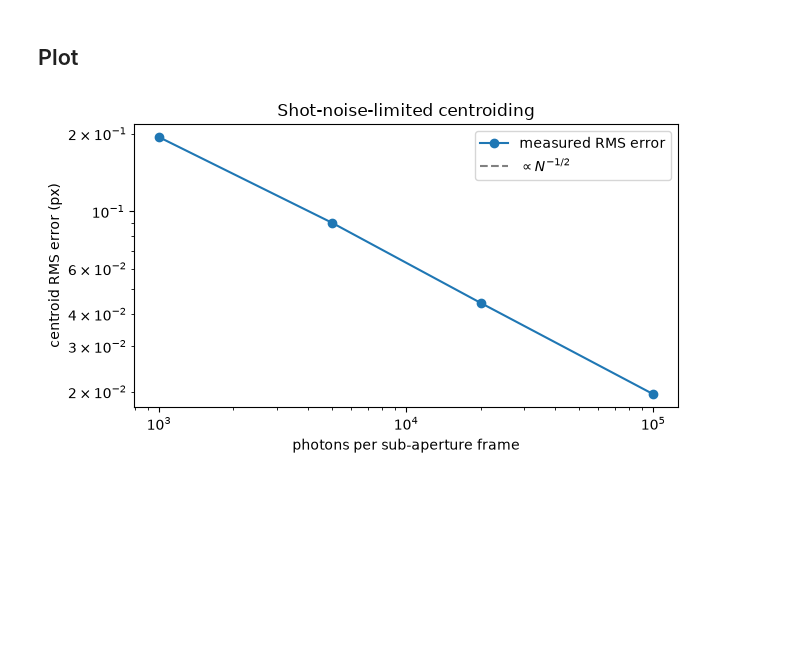
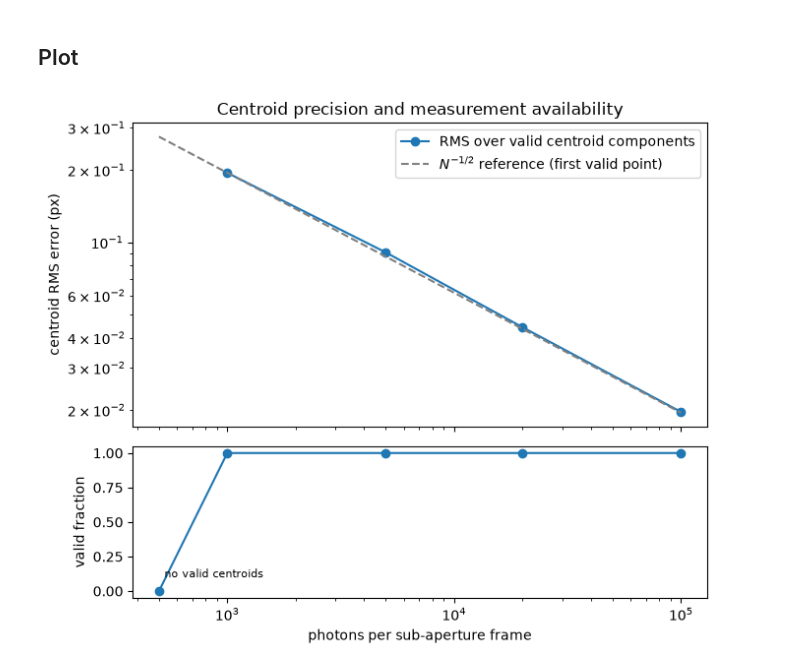
Before and after one commit to xhvoid/Shack-Hartmann-AO-Simulation, a Jupyter notebook: notebooks/tutorials/02_detector_centroiding.ipynb, the cells around one changed output. Saved outputs shown, nothing was run; the diff lists cells and outputs as text; code cells hidden in the pictures; blank space fills up the shorter version.

```diff
--- a/notebooks/tutorials/02_detector_centroiding.ipynb
+++ b/notebooks/tutorials/02_detector_centroiding.ipynb
@@ -91,12 +101,24 @@ rms_by_photons = {photons: centroid_rms_error(photons) for photons in PHOTON_BUD
 ## Diagnostic table
 # %%
 photons = np.array(PHOTON_BUDGETS, dtype=float)
-rms = np.array([rms_by_photons[p] for p in PHOTON_BUDGETS], dtype=float)
-sqrt_law = rms[0] * np.sqrt(photons[0] / photons)
+rms = np.array([precision_by_photons[p][0] for p in PHOTON_BUDGETS])
+valid_fraction = np.array([precision_by_photons[p][1] for p in PHOTON_BUDGETS])
+valid_components = np.array([precision_by_photons[p][2] for p in PHOTON_BUDGETS])
+finite_indices = np.flatnonzero(np.isfinite(rms))
+assert finite_indices.size > 0, "Need a finite measurement to anchor the reference."
+anchor = int(finite_indices[0])
+sqrt_law = rms[anchor] * np.sqrt(photons[anchor] / photons)
+assert np.all(np.isnan(rms[valid_components == 0]))
+assert np.all(np.isfinite(rms[valid_components > 0]))
+assert np.all(np.isfinite(sqrt_law)) and np.all(sqrt_law > 0.0)
+assert np.all((valid_fraction >= 0.0) & (valid_fraction <= 1.0))
+print(f"Inverse-sqrt-N reference anchored at {photons[anchor]:g} photons.")
 table = pd.DataFrame(
     {
         "photons per sub-aperture": photons.astype(int),
-        "centroid RMS error (px)": rms,
+        "valid-component RMS error (px)": rms,
+        "valid centroid-component fraction": valid_fraction,
+        "valid centroid components": valid_components,
         "inverse-sqrt-N reference (px)": sqrt_law,
     }
 )
@@ -111,17 +134,26 @@ table
 # %% [markdown]
 ## Plot
 # %%
-figure, axis = plt.subplots(figsize=(6.6, 3.8))
-axis.loglog(photons, rms, "o-", label="measured RMS error")
-axis.loglog(photons, sqrt_law, "--", color="0.5", label=r"$\propto N^{-1/2}$")
-axis.set_xlabel("photons per sub-aperture frame")
+figure, (axis, validity_axis) = plt.subplots(
+    2, 1, figsize=(7.0, 5.8), sharex=True, height_ratios=(2, 1)
+)
+axis.loglog(photons, rms, "o-", label="RMS over valid centroid components")
+axis.loglog(photons, sqrt_law, "--", color="0.5",
+            label=r"$N^{-1/2}$ reference (first valid point)")
 axis.set_ylabel("centroid RMS error (px)")
-axis.set_title("Shot-noise-limited centroiding")
+axis.set_title("Centroid precision and measurement availability")
 axis.legend()
+validity_axis.semilogx(photons, valid_fraction, "o-")
+validity_axis.set_xlabel("photons per sub-aperture frame")
+validity_axis.set_ylabel("valid fraction")
+validity_axis.set_ylim(-0.05, 1.05)
+for photon_count in photons[valid_components == 0]:
+    validity_axis.annotate("no valid centroids", (photon_count, 0.0),
+                           xytext=(4, 10), textcoords="offset points", fontsize=8)
 figure.tight_layout()
 plt.show()
 # %% [output]
-[figure, old version]
+[figure, new version]
 # %% [markdown]
 ## Interpretation
 
```
Also changed, not shown: parts of 4 cells of this notebook, 50 other files.
